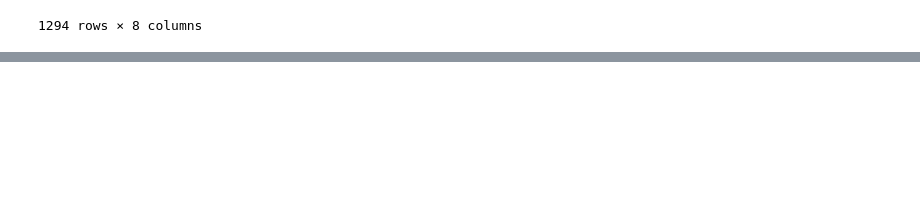
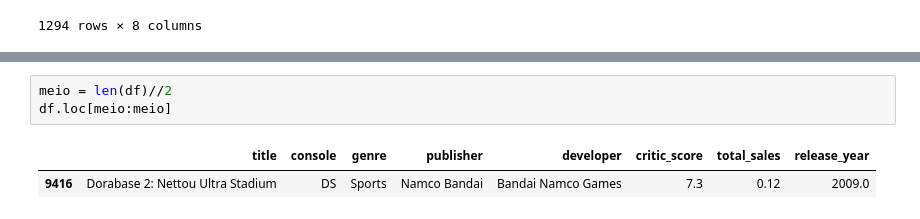
Before and after one commit to sarahbeatriz0205/tecnicas-analise-dados-tads, a Jupyter notebook: meu_notebook.ipynb, the cells around one changed output, grey strips where cells are left out. Saved outputs shown, nothing was run; the diff lists cells and outputs as text; blank space fills up the shorter version.

```diff
--- a/meu_notebook.ipynb
+++ b/meu_notebook.ipynb
@@ -120,0 +174,6 @@ df.query("console=='X360'")
+# %%
+meio = len(df)//2
+df.loc[meio:meio]
+# %% [output]
+|  | title | console | genre | publisher | developer | critic_score | total_sales | release_year |
+| 9416 | Dorabase 2: Nettou Ultra Stadium | DS | Sports | Namco Bandai | Bandai Namco Games | 7.3 | 0.12 | 2009.0 |
```
Also changed, not shown: parts of 13 cells of this notebook.
